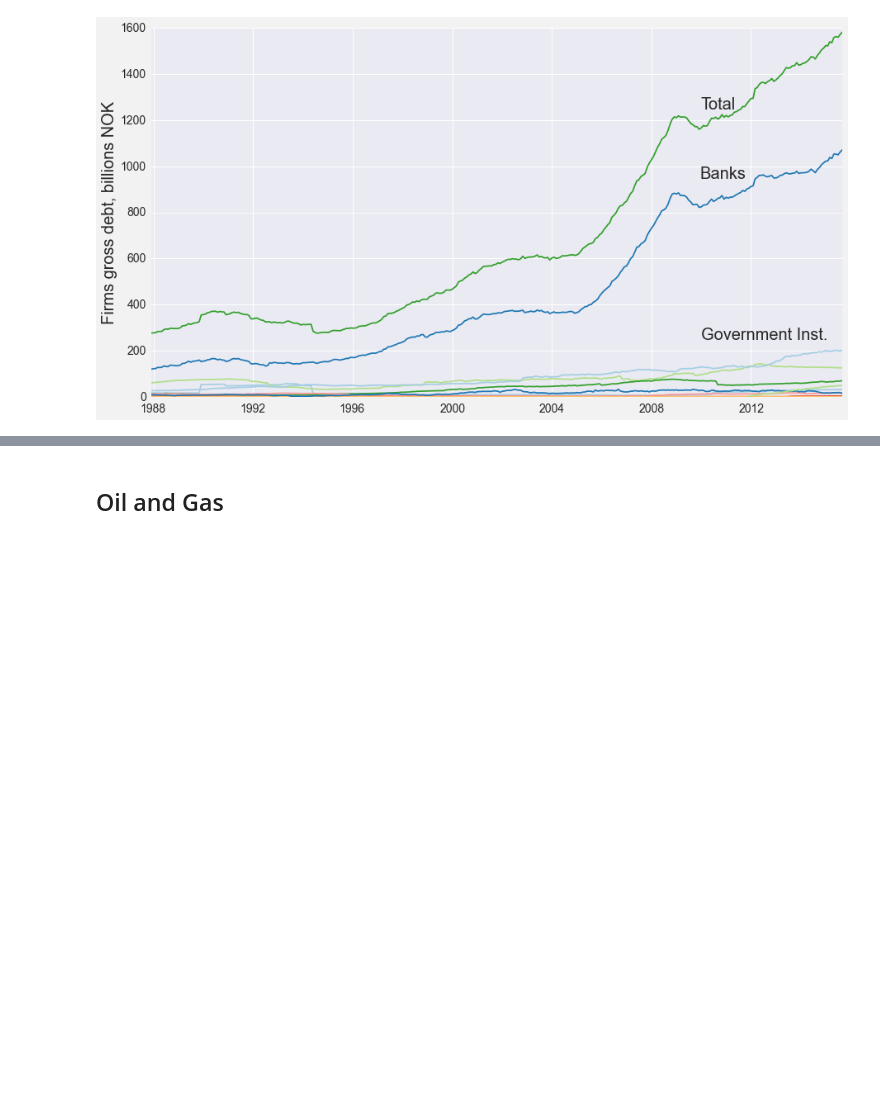
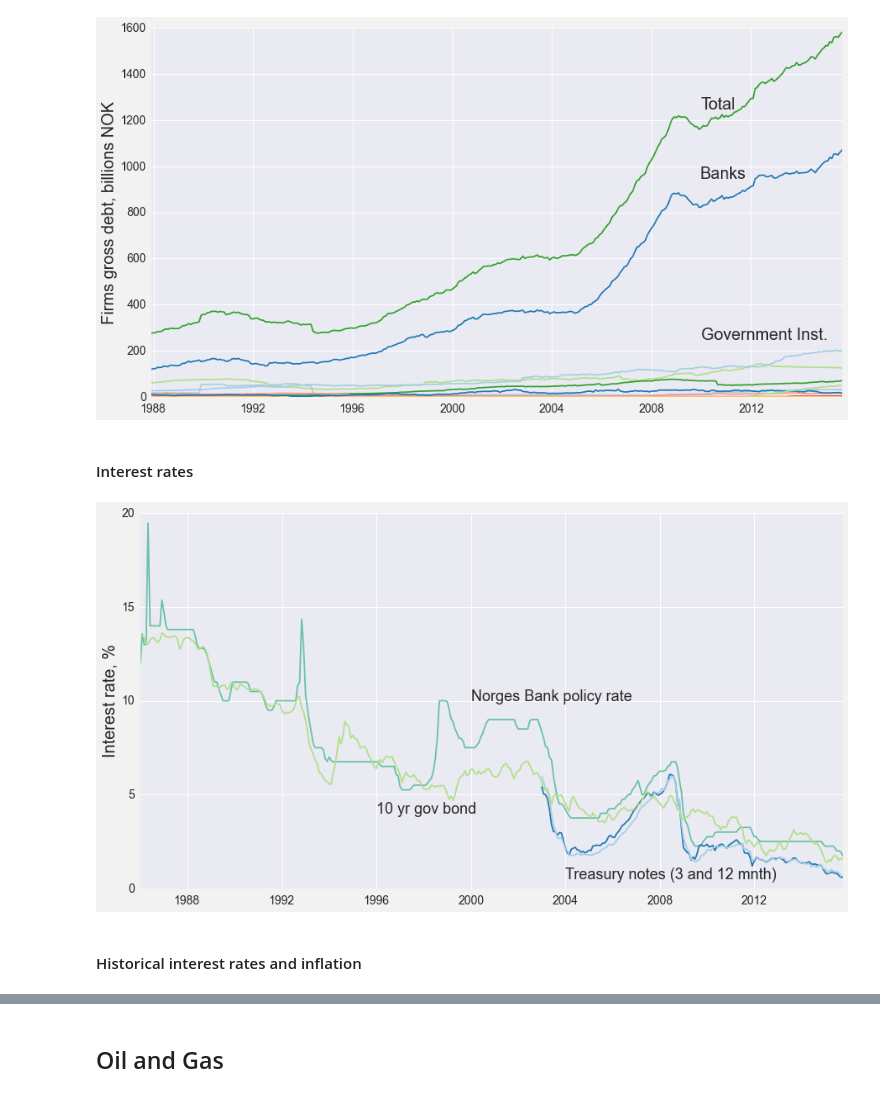
Before and after one commit to jmaurit/norwayeconomy, a Jupyter notebook: norwayeconomy.ipynb, the cells around one changed output, grey strips where cells are left out. Saved outputs shown, nothing was run; the diff lists cells and outputs as text; code cells hidden in the pictures; blank space fills up the shorter version.

```diff
--- a/norwayeconomy.ipynb
+++ b/norwayeconomy.ipynb
@@ -432,3 +428,37 @@ fig.savefig("figures/firm_debt_by_source.png")
 plt.show()
 # %% [output]
 [figure]
+# %% [markdown]
+#### Interest rates
+# %%
+ir=pd.read_csv("http://www.norges-bank.no/WebDAV/stat/en/renter/v2/renter_mnd.csv")
+
+ir["DATES"] = [datetime.strptime(d, "%b-%y") for d in ir.DATES]
+
+ir.columns = ['date', 'folio_nom', 'res_nom', 'dlaan_nom',
+	   'statskvl_3m_eff','statskvl_6m_eff', 'statskvl_9m_eff',
+	   'statskvl_12m_eff','statsobl_3y_eff', 'statsobl_5y_eff',
+	   'statsobl_10y_eff', 'nowa_rt','nowa_vl']
+
+
+
+include = ['date','dlaan_nom', 'statskvl_3m_eff', 'statskvl_12m_eff', 'statsobl_10y_eff']
+ir = ir[include]
+# %%
+ir_long = pd.melt(ir, id_vars="date")
+ir_long["value"][ir_long.value=="ND"] = np.nan
+ir_long["value"] = ir_long.value.astype(float)
+
+fig, ax = plt.subplots()
+for r in ir_long.groupby("variable"):
+	ax.plot(r[1].date, r[1].value, label=r[0])
+ax.text(yearmonth("200001"), 10, "Norges Bank policy rate")
+ax.text(yearmonth("200401"), .5, "Treasury notes (3 and 12 mnth)")
+ax.text(yearmonth("199601"), 4, "10 yr gov bond")
+ax.set_ylabel("Interest rate, %")
+fig.savefig("figures/interest_rates.png")
+plt.show()
+# %% [output]
+[figure, added]
+# %% [markdown]
+#### Historical interest rates and inflation
```
Also changed, not shown: parts of 13 cells of this notebook, 12 other files.
